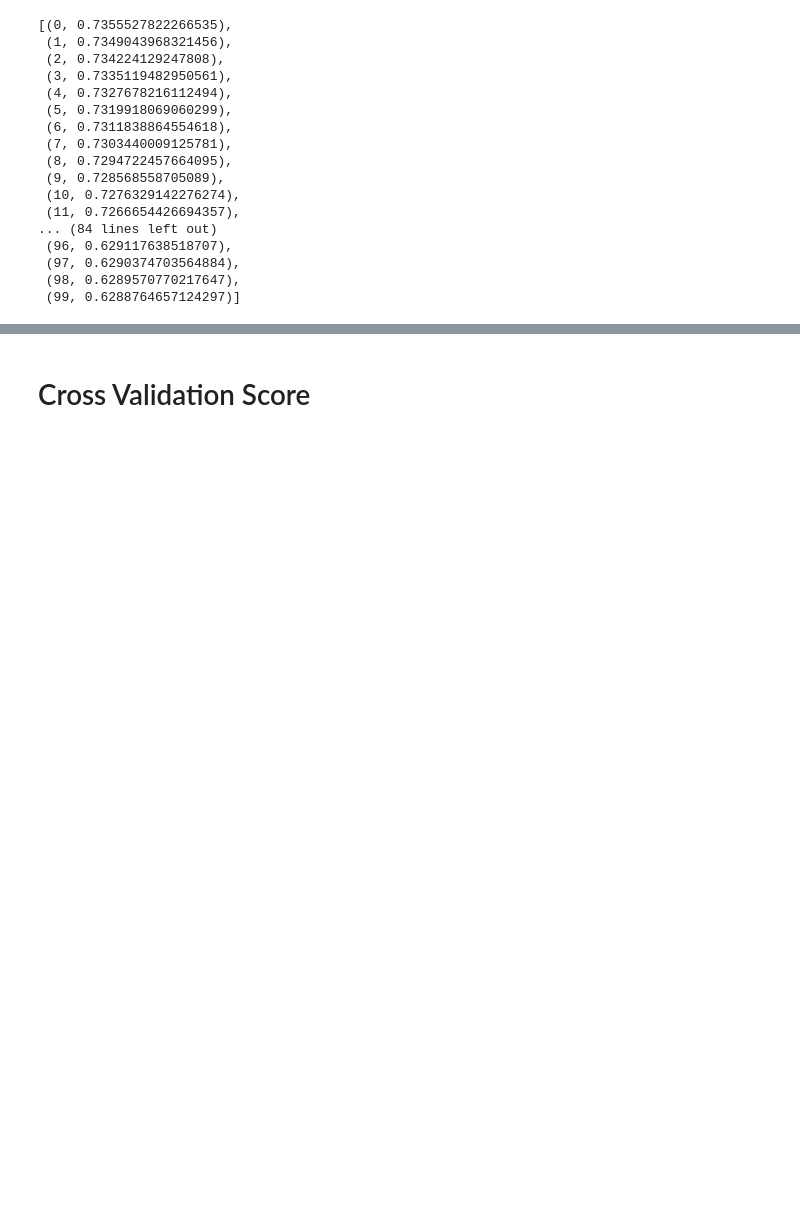
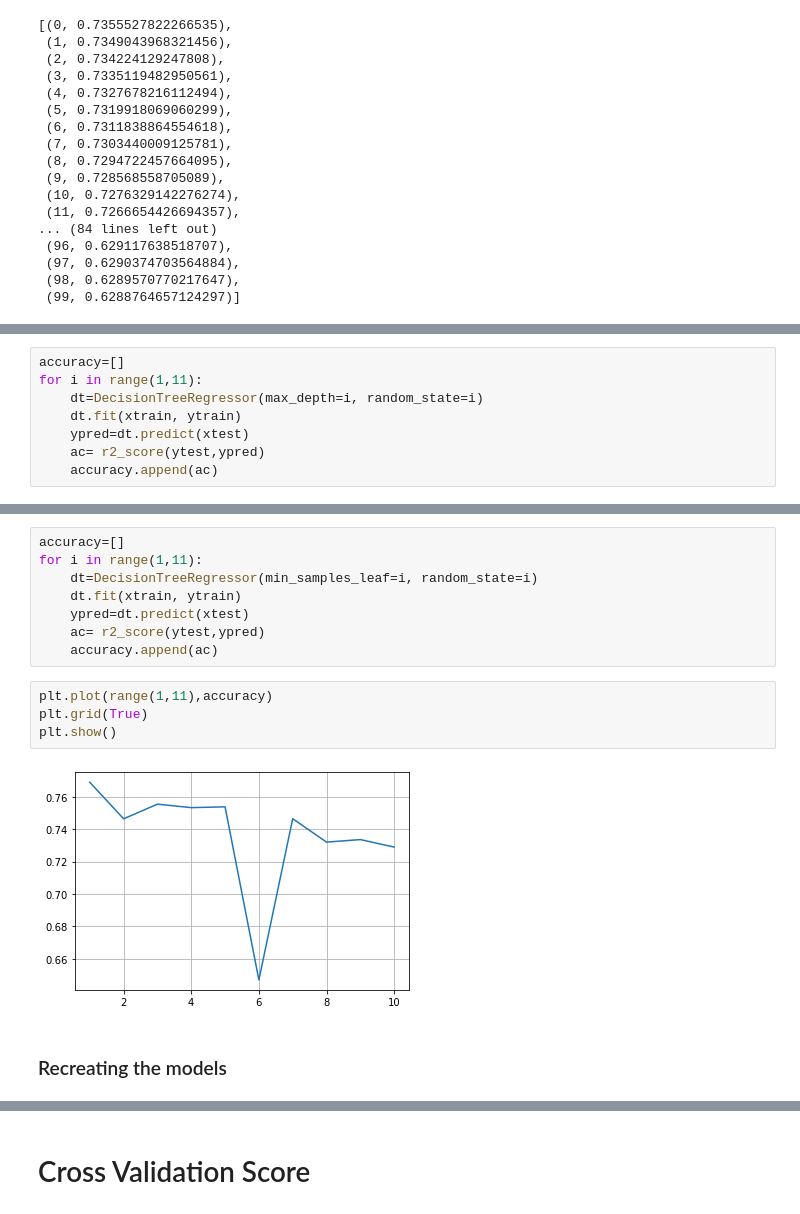
Before and after one commit to VinayakW/Cars_Case_Study, a Jupyter notebook: Cars.csv.ipynb, the cells around one changed output, grey strips where cells are left out. Saved outputs shown, nothing was run; the diff lists cells and outputs as text; blank space fills up the shorter version.

```diff
--- a/Cars.csv.ipynb
+++ b/Cars.csv.ipynb
@@ -522,0 +545,8 @@ nl1
+# %%
+accuracy=[]
+for i in range(1,11):
+    dt=DecisionTreeRegressor(max_depth=i, random_state=i)
+    dt.fit(xtrain, ytrain)
+    ypred=dt.predict(xtest)
+    ac= r2_score(ytest,ypred)
+    accuracy.append(ac)
@@ -523,3 +559,19 @@ nl1
+# %%
+accuracy=[]
+for i in range(1,11):
+    dt=DecisionTreeRegressor(min_samples_leaf=i, random_state=i)
+    dt.fit(xtrain, ytrain)
+    ypred=dt.predict(xtest)
+    ac= r2_score(ytest,ypred)
+    accuracy.append(ac)
+# %%
+plt.plot(range(1,11),accuracy)
+plt.grid(True)
+plt.show()
+# %% [output]
+[figure, added]
+# %% [markdown]
+### Recreating the models
 # %%
 models = []
 
```
Also changed, not shown: parts of 12 cells of this notebook.
